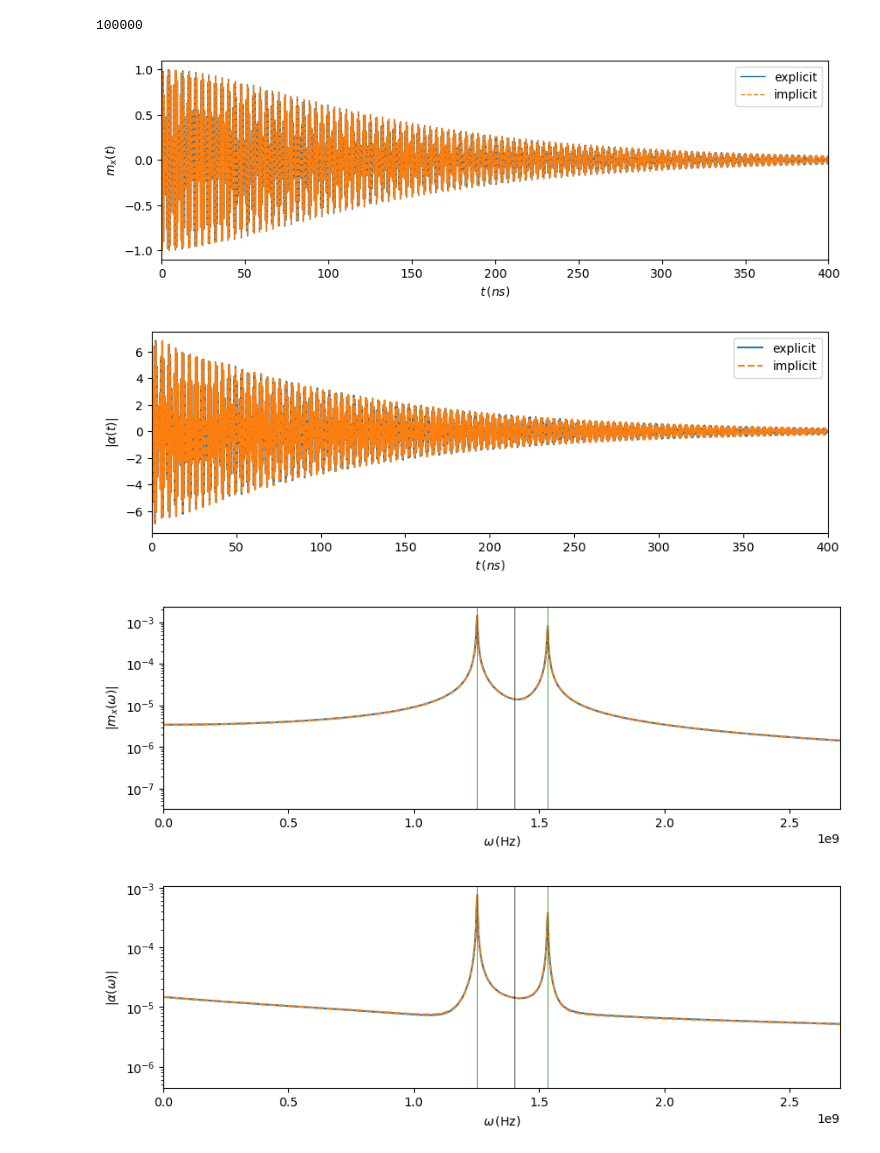
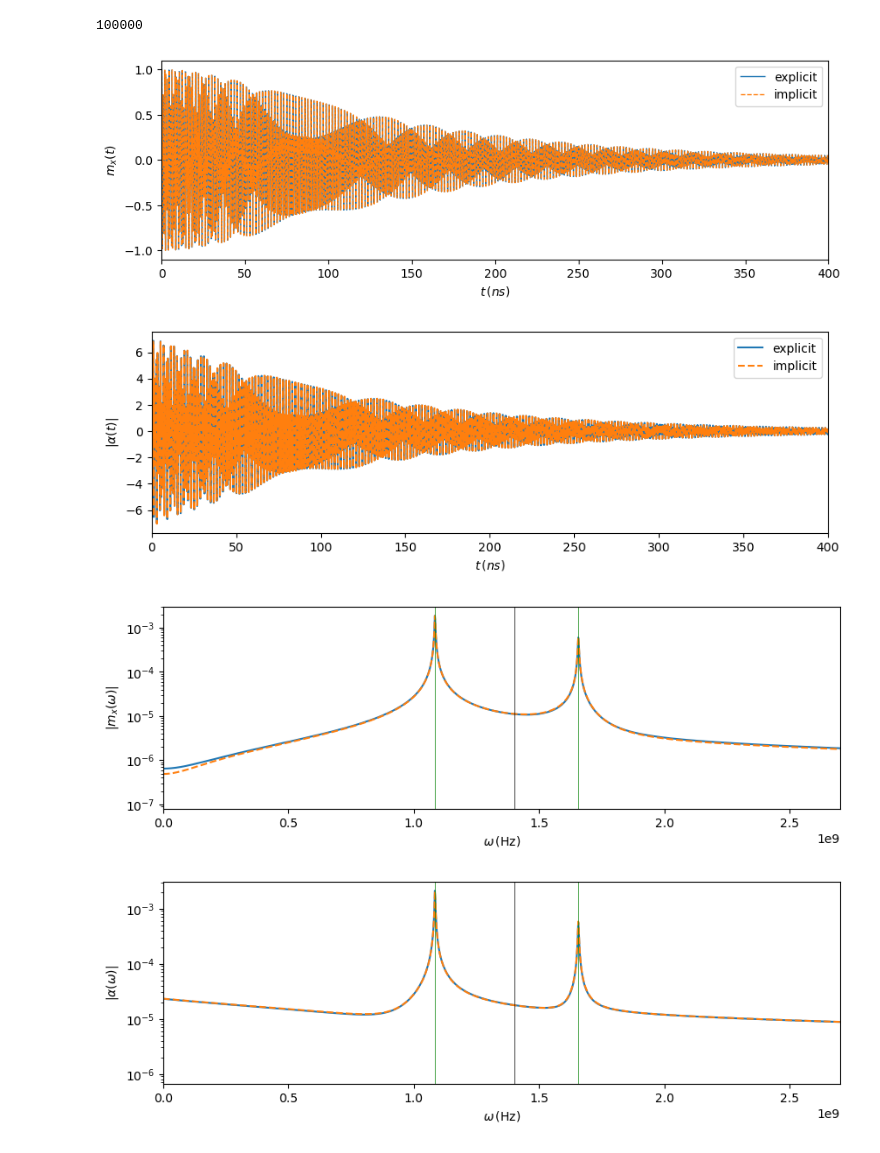
Before and after one commit to chuan97/magnetic-qed, a Jupyter notebook: dicke_final_plots.ipynb, the cells around one changed output. Saved outputs shown, nothing was run; the diff lists cells and outputs as text; code cells hidden in the pictures.

```diff
--- a/dicke_final_plots.ipynb
+++ b/dicke_final_plots.ipynb
@@ -21,7 +21,7 @@ wc = 1.4e9
 wz = 1 * wc
 kappa = 1e-3 * wc
 Bext = np.array([0, 0, 2 * np.pi * wz / gammaLL])
-lam = 0.1 * wc
+lam = 0.2 * wc
 Brms = 4 * np.pi * lam / (np.sqrt(N) * gammaLL)
 Brms = np.array([Brms, 0, 0])
 
@@ -115,37 +115,37 @@ plt.xlim(0.0e9, 2.7e9)
 plt.ylabel("$|m_x(\omega)|$")
 plt.xlabel(r"$\omega \, ({\rm Hz})$")
 plt.yscale("log")
 plt.show()
 
 ws_exp, amps_exp = fft.fft_wrapper(
     sol_exp.t, alphas_exp,
     slice_=slice(len(sol_exp.t) // 2, -1)
 )
 ws_imp, amps_imp = fft.fft_wrapper(
     sol_imp.t, alphas_imp,
     slice_=slice(len(sol_exp.t) // 2, -1)
 )  # calculo transformada fourier alphas
 
 amps_exp = 2 * amps_exp / len(sol_exp.t)
 amps_imp = 2 * amps_imp / len(sol_imp.t)
 
 plt.plot(ws_exp, np.abs(amps_exp), label="explicit")
 plt.plot(ws_imp, np.abs(amps_imp), label="implicit", ls="dashed")
 plt.axvline(pm, c="g", lw=0.5)
 plt.axvline(pp, c="g", lw=0.5)
 plt.axvline(wc, c="k", lw=0.5)
 
 plt.xlim(0.0e9, 2.7e9)
 plt.ylabel(r"$|\alpha(\omega)|$")
 plt.xlabel(r"$\omega \, ({\rm Hz})$")
 plt.yscale("log")
 plt.show()
 # %% [output]
 100000
-[figure, old version]
+[figure, new version]
-[figure, old version]
+[figure, new version]
-[figure, old version]
+[figure, new version]
-[figure, old version]
+[figure, new version]
 # %%
 plt.rcParams["figure.figsize"] = (10, 3)
 
```
Also changed, not shown: parts of 1 cell of this notebook.
